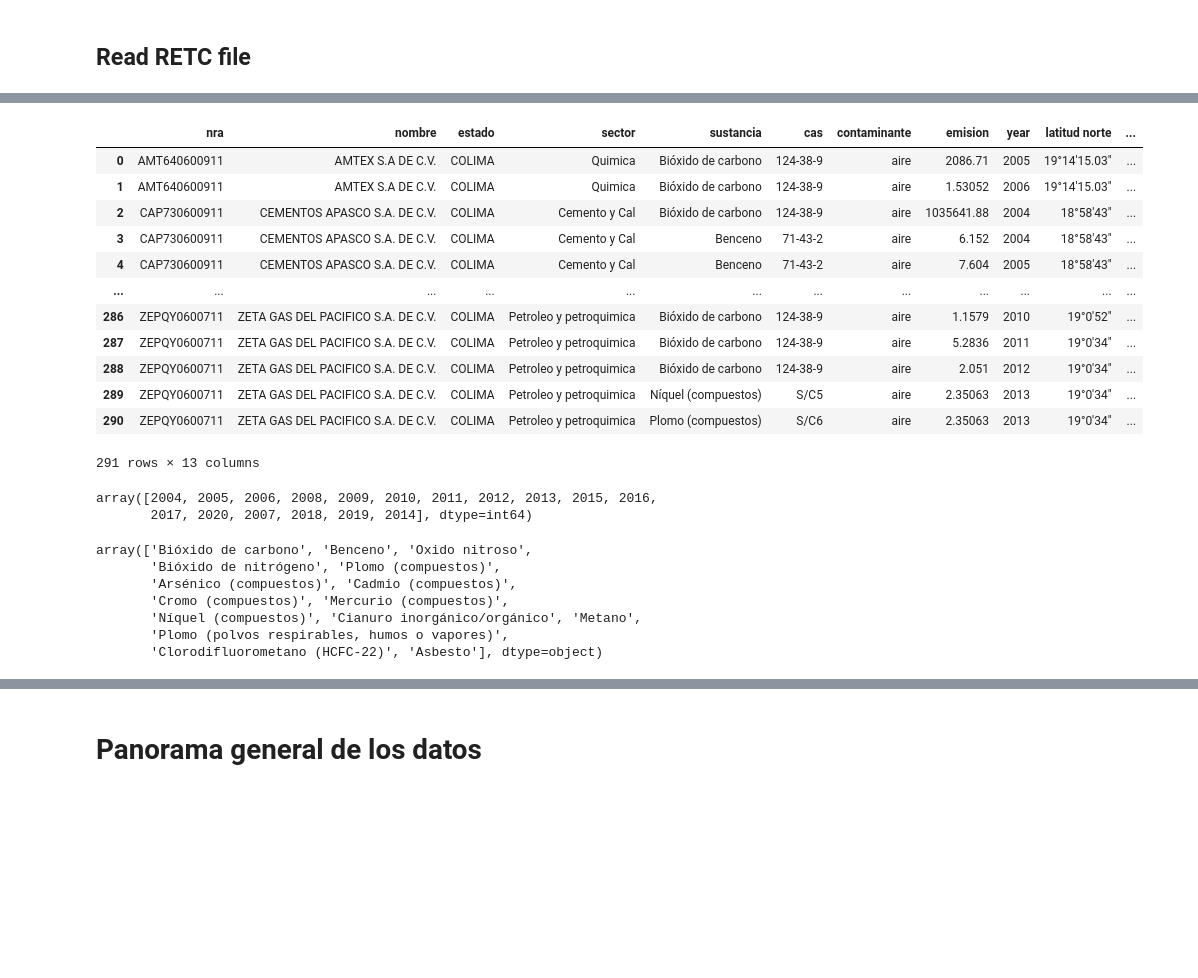
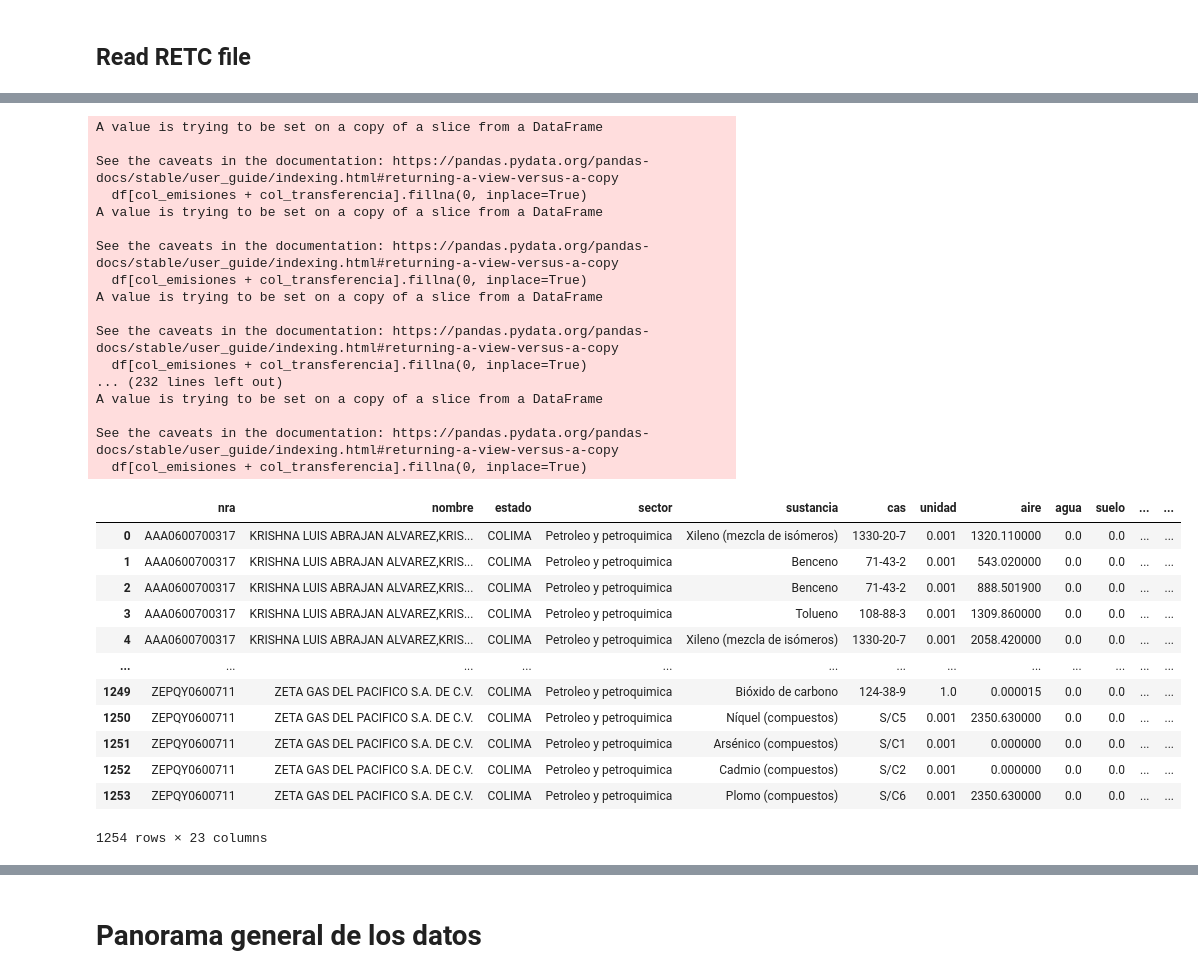
Before and after one commit to pcorner10/pronaces_analisis, a Jupyter notebook: datosRect.ipynb, the cells around one changed output, grey strips where cells are left out. Drawn from its saved outputs; the diff is of its cells as text; code cells hidden in the pictures; blank space fills up the shorter version.

```diff
--- a/datosRect.ipynb
+++ b/datosRect.ipynb
@@ -17,7 +17,7 @@ os.getcwd()
 # %% [markdown]
 ## Lista de archivos RETC
 # %%
-retcFiles = glob.glob("data/RETC_2004-2020/*.xlsx")
+retcFiles = glob.glob("data/RETC_2004-2020/raw/*.xlsx")
 retcFiles[:5]
 # %% [output]
 ['data/RETC_2004-2020\\Inconsistencias_2004.xlsx',
@@ -66,7 +66,7 @@ rename_columns = {
 col_emisiones = ['aire', 'agua', 'suelo', 'reuso']
 col_transferencia = ['reciclado', 'coprocesamiento',
   'tratamiento', 'disposición final', 'alcantarillado', 'otro',
-  'incineración', 'reutilización', 'establecimiento']
+  'incineración', 'reutilización']
 
 col_emisiones + col_transferencia
 # %% [output]
@@ -213,40 +149,45 @@ KeyError: 'localidad'
 # %%
 dfFinal = pd.DataFrame()
-for index, df in retcEmisionesNoNaN.groupby("nra"):
+for index, df in retcEmisiones.groupby("nra"):
   # fill NaN values in "nombre" using the first value
   df['nombre'].fillna(method='ffill', inplace=True)
-  df['localidad'].fillna(method='ffill', inplace=True)
+  df[col_emisiones + col_transferencia].fillna(0, inplace=True)
 
   dfFinal = pd.concat([dfFinal, df], ignore_index=True)
 
+
+for col in col_emisiones + col_transferencia:
+  dfFinal[col] = dfFinal[col].astype(float)
+
 dfFinal
 # %% [output]
+A value is trying to be set on a copy of a slice from a DataFrame
+
+See the caveats in the documentation: https://pandas.pydata.org/pandas-docs/stable/user_guide/indexing.html#returning-a-view-versus-a-copy
+  df[col_emisiones + col_transferencia].fillna(0, inplace=True)
+A value is trying to be set on a copy of a slice from a DataFrame
+
+See the caveats in the documentation: https://pandas.pydata.org/pandas-docs/stable/user_guide/indexing.html#returning-a-view-versus-a-copy
+  df[col_emisiones + col_transferencia].fillna(0, inplace=True)
+A value is trying to be set on a copy of a slice from a DataFrame
+
+See the caveats in the documentation: https://pandas.pydata.org/pandas-docs/stable/user_guide/indexing.html#returning-a-view-versus-a-copy
+  df[col_emisiones + col_transferencia].fillna(0, inplace=True)
+... (232 lines left out)
+A value is trying to be set on a copy of a slice from a DataFrame
+
+See the caveats in the documentation: https://pandas.pydata.org/pandas-docs/stable/user_guide/indexing.html#returning-a-view-versus-a-copy
+  df[col_emisiones + col_transferencia].fillna(0, inplace=True)
-|  | nra | nombre | estado | sector | sustancia | cas | contaminante | emision | year | latitud norte | ... |
-| 0 | AMT640600911 | AMTEX S.A DE C.V. | COLIMA | Quimica | Bióxido de carbono | 124-38-9 | aire | 2086.71 | 2005 | 19°14'15.03" | ... |
-| 1 | AMT640600911 | AMTEX S.A DE C.V. | COLIMA | Quimica | Bióxido de carbono | 124-38-9 | aire | 1.53052 | 2006 | 19°14'15.03" | ... |
-| 2 | CAP730600911 | CEMENTOS APASCO S.A. DE C.V. | COLIMA | Cemento y Cal | Bióxido de carbono | 124-38-9 | aire | 1035641.88 | 2004 | 18°58'43" | ... |
-| 3 | CAP730600911 | CEMENTOS APASCO S.A. DE C.V. | COLIMA | Cemento y Cal | Benceno | 71-43-2 | aire | 6.152 | 2004 | 18°58'43" | ... |
-| 4 | CAP730600911 | CEMENTOS APASCO S.A. DE C.V. | COLIMA | Cemento y Cal | Benceno | 71-43-2 | aire | 7.604 | 2005 | 18°58'43" | ... |
-| ... | ... | ... | ... | ... | ... | ... | ... | ... | ... | ... | ... |
-| 286 | ZEPQY0600711 | ZETA GAS DEL PACIFICO S.A. DE C.V. | COLIMA | Petroleo y petroquimica | Bióxido de carbono | 124-38-9 | aire | 1.1579 | 2010 | 19°0'52" | ... |
-| 287 | ZEPQY0600711 | ZETA GAS DEL PACIFICO S.A. DE C.V. | COLIMA | Petroleo y petroquimica | Bióxido de carbono | 124-38-9 | aire | 5.2836 | 2011 | 19°0'34" | ... |
-| 288 | ZEPQY0600711 | ZETA GAS DEL PACIFICO S.A. DE C.V. | COLIMA | Petroleo y petroquimica | Bióxido de carbono | 124-38-9 | aire | 2.051 | 2012 | 19°0'34" | ... |
-| 289 | ZEPQY0600711 | ZETA GAS DEL PACIFICO S.A. DE C.V. | COLIMA | Petroleo y petroquimica | Níquel (compuestos) | S/C5 | aire | 2.35063 | 2013 | 19°0'34" | ... |
-| 290 | ZEPQY0600711 | ZETA GAS DEL PACIFICO S.A. DE C.V. | COLIMA | Petroleo y petroquimica | Plomo (compuestos) | S/C6 | aire | 2.35063 | 2013 | 19°0'34" | ... |
+|  | nra | nombre | estado | sector | sustancia | cas | unidad | aire | agua | suelo | ... | ... |
+| 0 | AAA0600700317 | KRISHNA LUIS ABRAJAN ALVAREZ,KRIS... | COLIMA | Petroleo y petroquimica | Xileno (mezcla de isómeros) | 1330-20-7 | 0.001 | 1320.110000 | 0.0 | 0.0 | ... | ... |
+| 1 | AAA0600700317 | KRISHNA LUIS ABRAJAN ALVAREZ,KRIS... | COLIMA | Petroleo y petroquimica | Benceno | 71-43-2 | 0.001 | 543.020000 | 0.0 | 0.0 | ... | ... |
+| 2 | AAA0600700317 | KRISHNA LUIS ABRAJAN ALVAREZ,KRIS... | COLIMA | Petroleo y petroquimica | Benceno | 71-43-2 | 0.001 | 888.501900 | 0.0 | 0.0 | ... | ... |
+| 3 | AAA0600700317 | KRISHNA LUIS ABRAJAN ALVAREZ,KRIS... | COLIMA | Petroleo y petroquimica | Tolueno | 108-88-3 | 0.001 | 1309.860000 | 0.0 | 0.0 | ... | ... |
+| 4 | AAA0600700317 | KRISHNA LUIS ABRAJAN ALVAREZ,KRIS... | COLIMA | Petroleo y petroquimica | Xileno (mezcla de isómeros) | 1330-20-7 | 0.001 | 2058.420000 | 0.0 | 0.0 | ... | ... |
+| ... | ... | ... | ... | ... | ... | ... | ... | ... | ... | ... | ... | ... |
+| 1249 | ZEPQY0600711 | ZETA GAS DEL PACIFICO S.A. DE C.V. | COLIMA | Petroleo y petroquimica | Bióxido de carbono | 124-38-9 | 1.0 | 0.000015 | 0.0 | 0.0 | ... | ... |
+| 1250 | ZEPQY0600711 | ZETA GAS DEL PACIFICO S.A. DE C.V. | COLIMA | Petroleo y petroquimica | Níquel (compuestos) | S/C5 | 0.001 | 2350.630000 | 0.0 | 0.0 | ... | ... |
+| 1251 | ZEPQY0600711 | ZETA GAS DEL PACIFICO S.A. DE C.V. | COLIMA | Petroleo y petroquimica | Arsénico (compuestos) | S/C1 | 0.001 | 0.000000 | 0.0 | 0.0 | ... | ... |
+| 1252 | ZEPQY0600711 | ZETA GAS DEL PACIFICO S.A. DE C.V. | COLIMA | Petroleo y petroquimica | Cadmio (compuestos) | S/C2 | 0.001 | 0.000000 | 0.0 | 0.0 | ... | ... |
+| 1253 | ZEPQY0600711 | ZETA GAS DEL PACIFICO S.A. DE C.V. | COLIMA | Petroleo y petroquimica | Plomo (compuestos) | S/C6 | 0.001 | 2350.630000 | 0.0 | 0.0 | ... | ... |
-291 rows × 13 columns
+1254 rows × 23 columns
-# %%
-dfFinal.year.unique()
-# %% [output]
-array([2004, 2005, 2006, 2008, 2009, 2010, 2011, 2012, 2013, 2015, 2016,
-       2017, 2020, 2007, 2018, 2019, 2014], dtype=int64)
-# %%
-# show how many unique values are in "sustancia" column
-dfFinal["sustancia"].unique()
-# %% [output]
-array(['Bióxido de carbono', 'Benceno', 'Oxido nitroso',
-       'Bióxido de nitrógeno', 'Plomo (compuestos)',
-       'Arsénico (compuestos)', 'Cadmio (compuestos)',
-       'Cromo (compuestos)', 'Mercurio (compuestos)',
-       'Níquel (compuestos)', 'Cianuro inorgánico/orgánico', 'Metano',
-       'Plomo (polvos respirables, humos o vapores)',
-       'Clorodifluorometano (HCFC-22)', 'Asbesto'], dtype=object)
```
Also changed, not shown: parts of 26 cells of this notebook, 34 other files.
